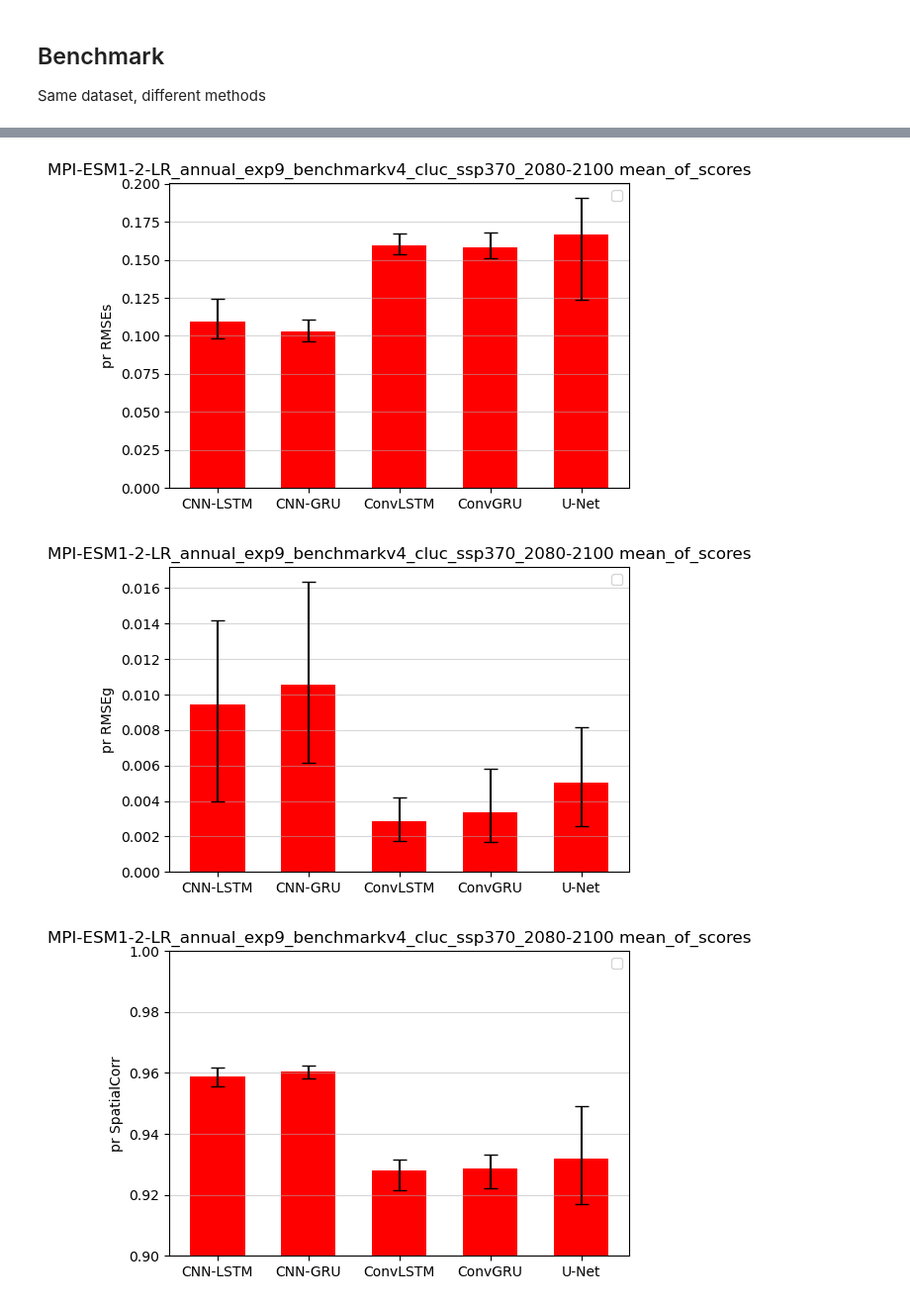
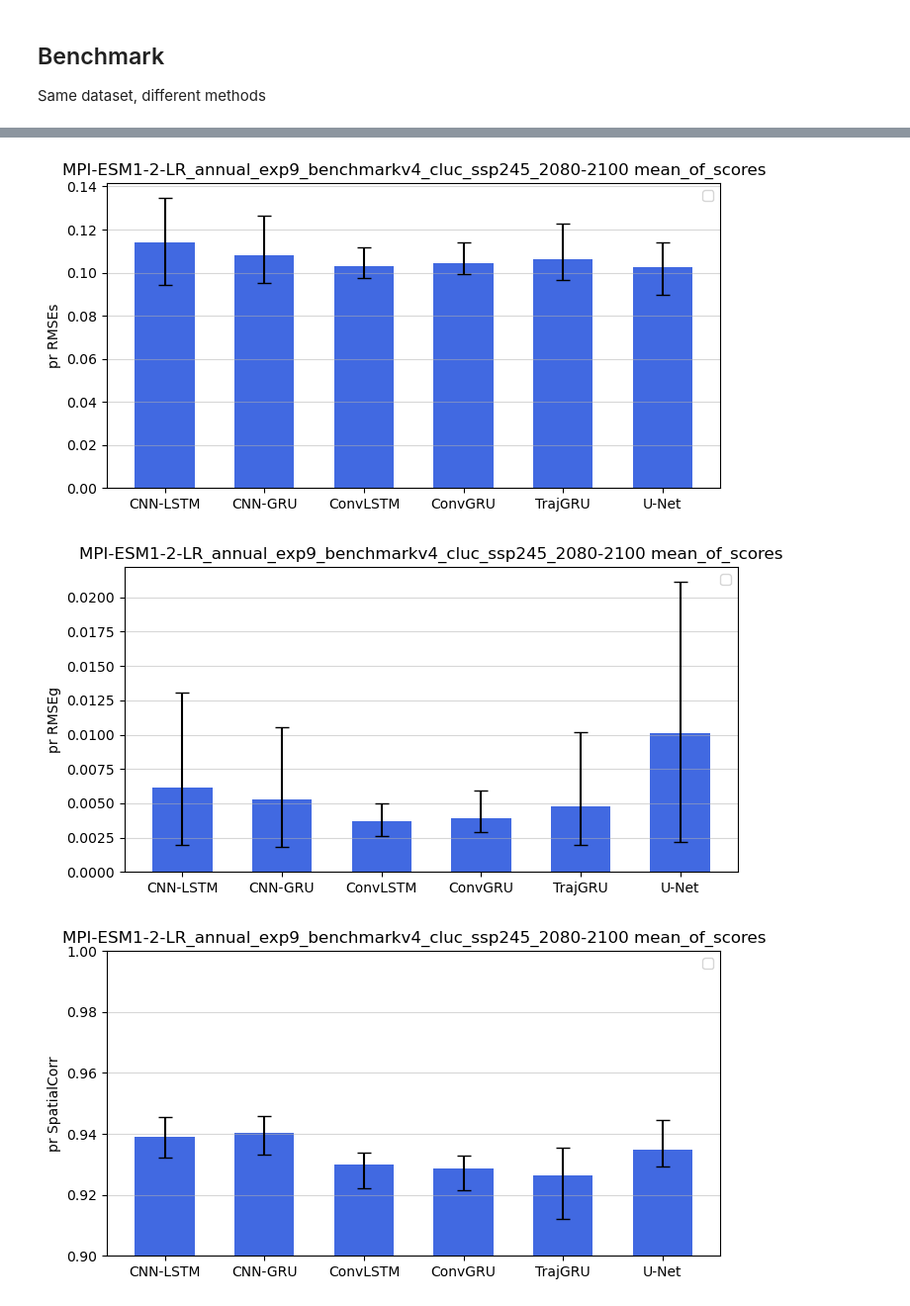
Before and after one commit to zoeleila/scenarIA, a Jupyter notebook: src/plots/benchmark.ipynb, the cells around one changed output, grey strips where cells are left out. Shown at 99% size. Saved outputs shown, nothing was run; the diff lists cells and outputs as text; code cells hidden in the pictures.

```diff
--- a/src/plots/benchmark.ipynb
+++ b/src/plots/benchmark.ipynb
@@ -41,7 +41,7 @@ simus_dict = {'ssp245': {'color': 'royalblue',
 clim = xr.open_dataset(DATASET_DIR / f'MPI-ESM1-2-LR/annual/outputs_piControl.nc').mean('member')
 clim = clim.sel(time=slice('1850-01-01', '2250-12-31')).mean('time')[var_name].values
 # %%
-true_simu = 'ssp370'
+true_simu = 'ssp245'
 # %%
 
 mini_dict = simus_dict[true_simu]
@@ -63,6 +63,7 @@ y_hat_dict = {'CNN-LSTM': xr.open_dataset(pred_path / f'MPI-ESM1-2-LR_annual_exp
         'CNN-GRU': xr.open_dataset(pred_path / f'MPI-ESM1-2-LR_annual_exp9_{true_simu}_pr_cnn-gru_seq5_mem30_epoch100_bs4_clim.nc')['pr'].values - clim,
         'ConvLSTM': xr.open_dataset(pred_path / f'MPI-ESM1-2-LR_annual_exp9_{true_simu}_pr_convlstm_seq5_mem30_epoch100_bs4_clim.nc')['pr'].values - clim,
         'ConvGRU': xr.open_dataset(pred_path / f'MPI-ESM1-2-LR_annual_exp9_{true_simu}_pr_convgru_seq5_mem30_epoch100_bs4_clim.nc')['pr'].values - clim,
+        'TrajGRU': xr.open_dataset(pred_path / f'MPI-ESM1-2-LR_annual_exp9_{true_simu}_pr_trajgru_seq5_mem30_epoch100_bs4_clim.nc')['pr'].values - clim,
         'U-Net': xr.open_dataset(pred_path / f'MPI-ESM1-2-LR_annual_exp9_{true_simu}_pr_unet_seq5_mem30_epoch100_bs4_clim.nc')['pr'].values - clim}
 # %%
 for key, value in y_hat_dict.items():
@@ -130,7 +132,7 @@ compare_metrics(y_end,
             title=f'{title}_2080-2100',
             save_dir=save_dir,
             ensemble_scoring='mean_of_scores',
-            figsize=(6,4),
+            figsize=(8,4),
             colors=color ,
             labels=None)
 # %% [output]
@@ -152,3 +154,3 @@ No artists with labels found to put in legend.  Note that artists whose label st
-[figure, old version]
+[figure, new version]
-[figure, old version]
+[figure, new version]
-[figure, old version]
+[figure, new version]
```
Also changed, not shown: parts of 4 cells of this notebook, 8 other files.
